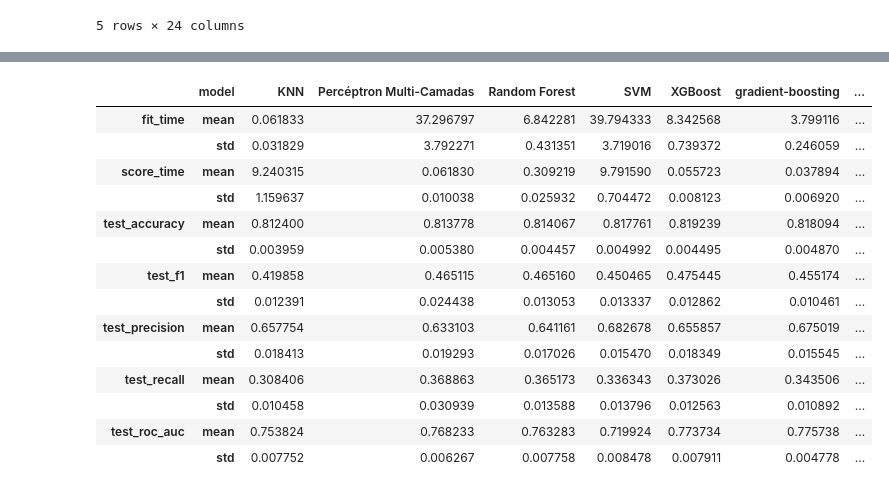
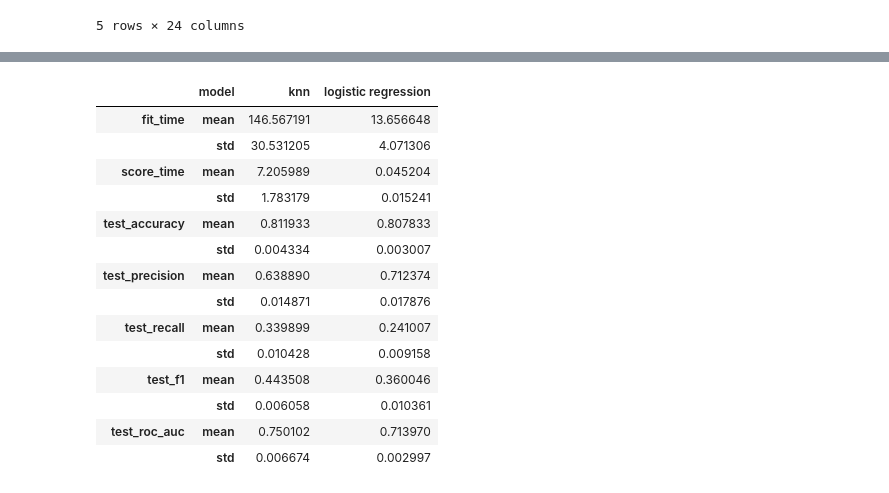
Before and after one commit to atlantico-academy/datagearscore, a Jupyter notebook: notebooks/02 - comparative analysis.ipynb, the cells around one changed output, grey strips where cells are left out. Drawn from its saved outputs; the diff is of its cells as text; code cells hidden in the pictures.

Commit message:
inclusão do GridSearchCV

```diff
--- a/notebooks/02 - comparative analysis.ipynb
+++ b/notebooks/02 - comparative analysis.ipynb
@@ -97,5 +59,0 @@ sum(y_test ==  y_test_hat)  / len(y_test)
-# %%
-model = KNeighborsClassifier(weights= "uniform",algorithm="brute", leaf_size=2,n_neighbors=50)
-model.fit(X_train,y_train)
-y_test_hat = model.predict(X_test)
-sum(y_test ==  y_test_hat)  / len(y_test)
@@ -244,4 +63,0 @@ preprocessor = ColumnTransformer([
-# %%
-preprocessor.fit(df)
-df_transf = pd.DataFrame(data=preprocessor.transform(df), columns=preprocessor.get_feature_names_out())
-df_transf
@@ -380,0 +154,35 @@ resultados.style.applymap(style_negative, props='color:red;')\
+# %%
+results = {}
+n_splits = 5
+for model_name, model in tqdm(models.items()):
+
+    param_grid = {
+        'preprocessing__quantitative__missing__strategy': ['mean', 'median'],
+        **{f"model__{key}": value for key, value in params[model_name].items()}
+    }
+    approach = Pipeline([
+        ('preprocessing', preprocessing),
+        ('model', model)
+    ])
+    gs = GridSearchCV(
+        estimator=approach,
+        param_grid=param_grid,
+        scoring='accuracy',
+        cv=5
+    )
+    scores = cross_validate(
+        estimator = gs,
+        X=X,
+        y=y,
+        cv = ShuffleSplit(n_splits=n_splits, test_size=.2),
+        n_jobs = 4,
+        verbose = 10,
+        scoring = ['accuracy', 'precision', 'recall','f1', 'roc_auc']
+    )
+    scores['model'] = [model_name] * n_splits
+    if not(results):
+        results = scores
+    else:
+        for key in results:
+            results[key] = list(results[key])
+            results[key].extend(scores[key])
@@ -381,18 +202,19 @@ resultados.style.applymap(style_negative, props='color:red;')\
 # %%
+resultados = pd.DataFrame(results).groupby('model').agg([np.mean, np.std]).transpose()
 resultados.style.background_gradient(cmap='Blues', axis=1)
 # %% [output]
-|  | model | KNN | Percéptron Multi-Camadas | Random Forest | SVM | XGBoost | gradient-boosting | ... |
-| fit_time | mean | 0.061833 | 37.296797 | 6.842281 | 39.794333 | 8.342568 | 3.799116 | ... |
-|  | std | 0.031829 | 3.792271 | 0.431351 | 3.719016 | 0.739372 | 0.246059 | ... |
-| score_time | mean | 9.240315 | 0.061830 | 0.309219 | 9.791590 | 0.055723 | 0.037894 | ... |
-|  | std | 1.159637 | 0.010038 | 0.025932 | 0.704472 | 0.008123 | 0.006920 | ... |
-| test_accuracy | mean | 0.812400 | 0.813778 | 0.814067 | 0.817761 | 0.819239 | 0.818094 | ... |
-|  | std | 0.003959 | 0.005380 | 0.004457 | 0.004992 | 0.004495 | 0.004870 | ... |
-| test_f1 | mean | 0.419858 | 0.465115 | 0.465160 | 0.450465 | 0.475445 | 0.455174 | ... |
-|  | std | 0.012391 | 0.024438 | 0.013053 | 0.013337 | 0.012862 | 0.010461 | ... |
-| test_precision | mean | 0.657754 | 0.633103 | 0.641161 | 0.682678 | 0.655857 | 0.675019 | ... |
-|  | std | 0.018413 | 0.019293 | 0.017026 | 0.015470 | 0.018349 | 0.015545 | ... |
-| test_recall | mean | 0.308406 | 0.368863 | 0.365173 | 0.336343 | 0.373026 | 0.343506 | ... |
-|  | std | 0.010458 | 0.030939 | 0.013588 | 0.013796 | 0.012563 | 0.010892 | ... |
-| test_roc_auc | mean | 0.753824 | 0.768233 | 0.763283 | 0.719924 | 0.773734 | 0.775738 | ... |
-|  | std | 0.007752 | 0.006267 | 0.007758 | 0.008478 | 0.007911 | 0.004778 | ... |
+|  | model | knn | logistic regression |
+| fit_time | mean | 146.567191 | 13.656648 |
+|  | std | 30.531205 | 4.071306 |
+| score_time | mean | 7.205989 | 0.045204 |
+|  | std | 1.783179 | 0.015241 |
+| test_accuracy | mean | 0.811933 | 0.807833 |
+|  | std | 0.004334 | 0.003007 |
+| test_precision | mean | 0.638890 | 0.712374 |
+|  | std | 0.014871 | 0.017876 |
+| test_recall | mean | 0.339899 | 0.241007 |
+|  | std | 0.010428 | 0.009158 |
+| test_f1 | mean | 0.443508 | 0.360046 |
+|  | std | 0.006058 | 0.010361 |
+| test_roc_auc | mean | 0.750102 | 0.713970 |
+|  | std | 0.006674 | 0.002997 |
```
Also changed, not shown: parts of 37 cells of this notebook.
